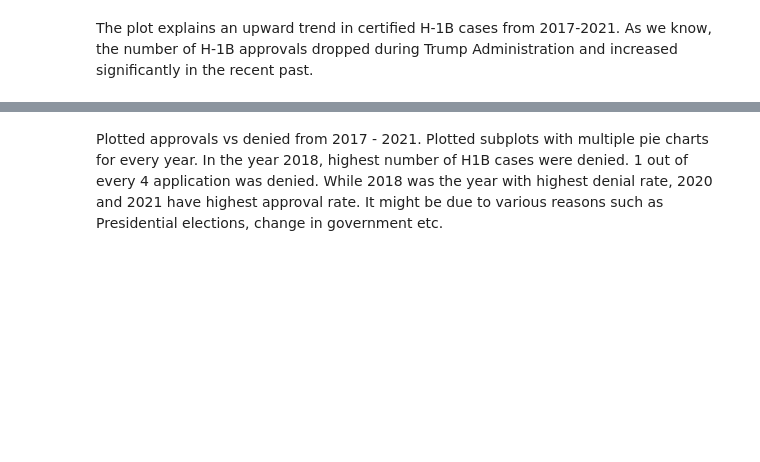
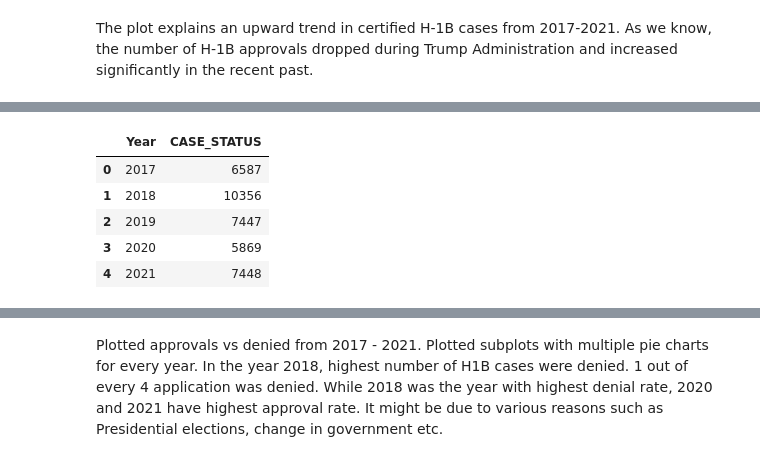
Before and after one commit to DATA-606-SPRING-2022/TEAM_B_data606, a Jupyter notebook: EDA/Project_Draft_2.ipynb, the cells around one changed output, grey strips where cells are left out. Saved outputs shown, nothing was run; the diff lists cells and outputs as text; code cells hidden in the pictures; blank space fills up the shorter version.

```diff
--- a/EDA/Project_Draft_2.ipynb
+++ b/EDA/Project_Draft_2.ipynb
@@ -76,0 +88,12 @@ fig.show()
+# %%
+h1b_df_d = h1b_df[h1b_df["CASE_STATUS"]=="Denied"]
+h1b_df_d["Year"]=h1b_df_d["Year"].astype("str")
+h1b_df_d=h1b_df_d.groupby("Year")["CASE_STATUS"].count().reset_index()
+h1b_df_d
+# %% [output]
+|  | Year | CASE_STATUS |
+| 0 | 2017 | 6587 |
+| 1 | 2018 | 10356 |
+| 2 | 2019 | 7447 |
+| 3 | 2020 | 5869 |
+| 4 | 2021 | 7448 |
```
Also changed, not shown: parts of 13 cells of this notebook.
